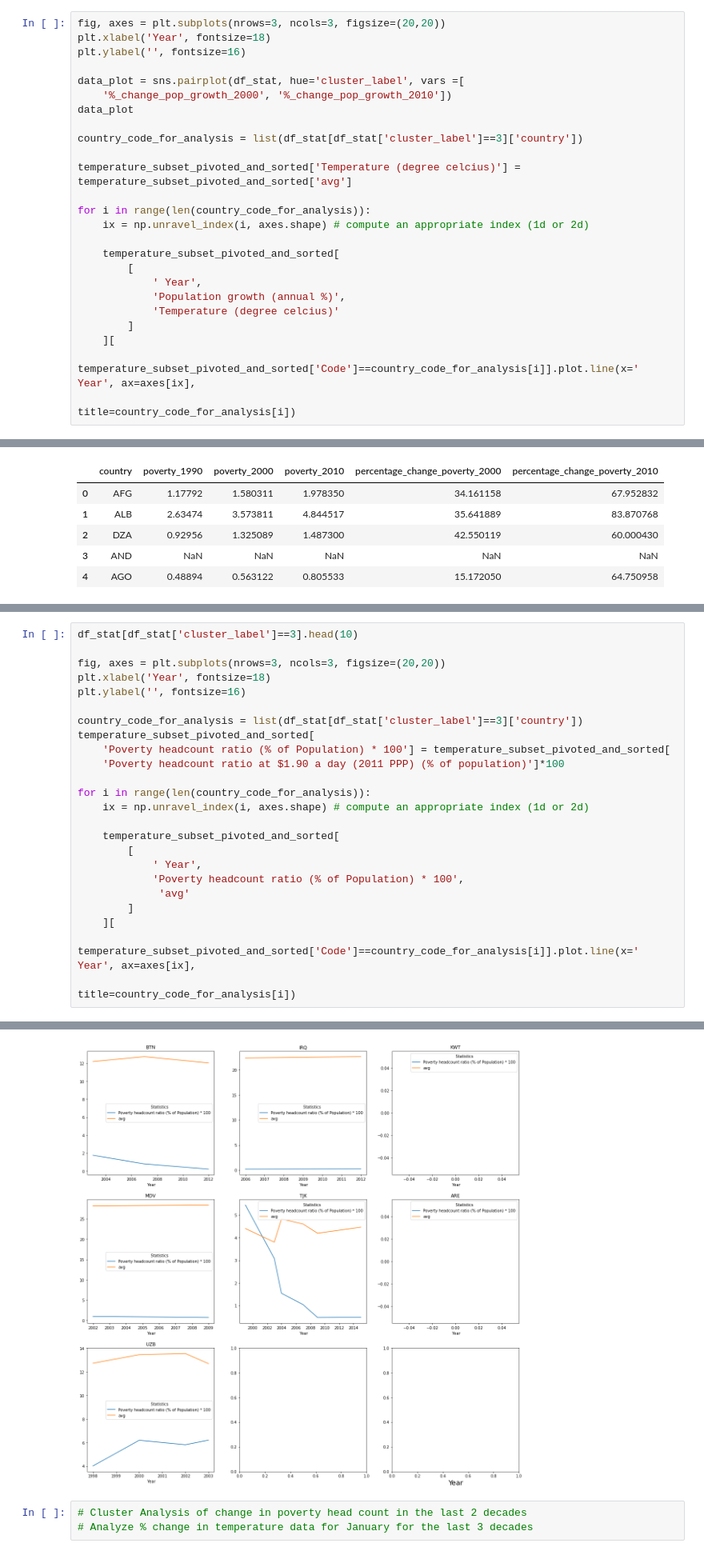
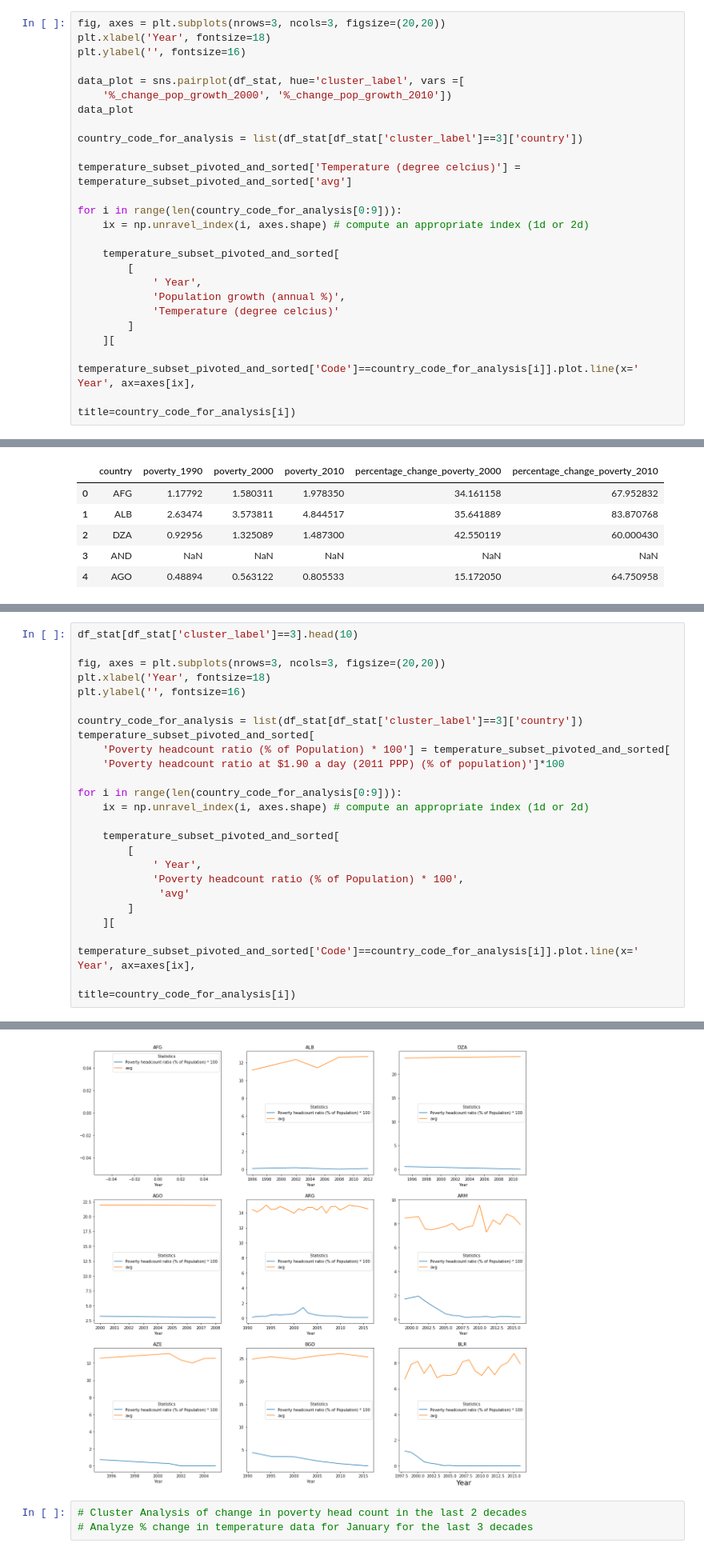
Before and after one commit to bhanduroshan/cpsc8650-1, a Jupyter notebook: correlation.py.ipynb, the cells around one changed output, grey strips where cells are left out. Shown at 80% size. Saved outputs shown, nothing was run; the diff lists cells and outputs as text.

```diff
--- a/correlation.py.ipynb
+++ b/correlation.py.ipynb
@@ -1634,7 +1627,7 @@ country_code_for_analysis = list(df_stat[df_stat['cluster_label']==3]['country']
 
 temperature_subset_pivoted_and_sorted['Temperature (degree celcius)'] = temperature_subset_pivoted_and_sorted['avg']
 
-for i in range(len(country_code_for_analysis)):
+for i in range(len(country_code_for_analysis[0:9])):
     ix = np.unravel_index(i, axes.shape) # compute an appropriate index (1d or 2d)
 
     temperature_subset_pivoted_and_sorted[
@@ -1940,7 +1928,7 @@ temperature_subset_pivoted_and_sorted[
     'Poverty headcount ratio (% of Population) * 100'] = temperature_subset_pivoted_and_sorted[
     'Poverty headcount ratio at $1.90 a day (2011 PPP) (% of population)']*100
 
-for i in range(len(country_code_for_analysis)):
+for i in range(len(country_code_for_analysis[0:9])):
     ix = np.unravel_index(i, axes.shape) # compute an appropriate index (1d or 2d)
 
     temperature_subset_pivoted_and_sorted[
@@ -1973,4 +1966,4 @@ Text(0, 0.5, '')
-[figure, old version]
+[figure, new version]
 # %%
 # Cluster Analysis of change in poverty head count in the last 2 decades
 # Analyze % change in temperature data for January for the last 3 decades
```
Also changed, not shown: parts of 41 cells of this notebook.
